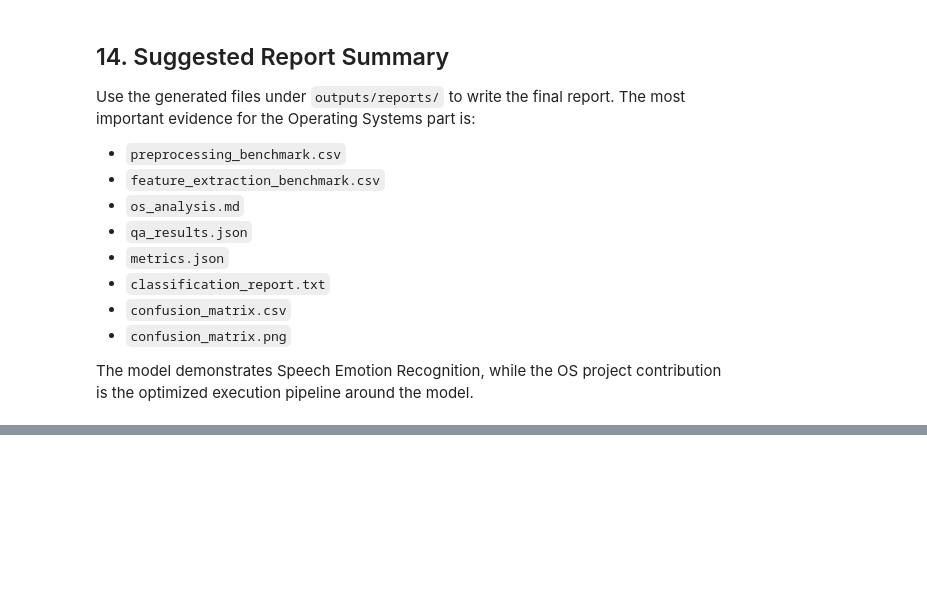
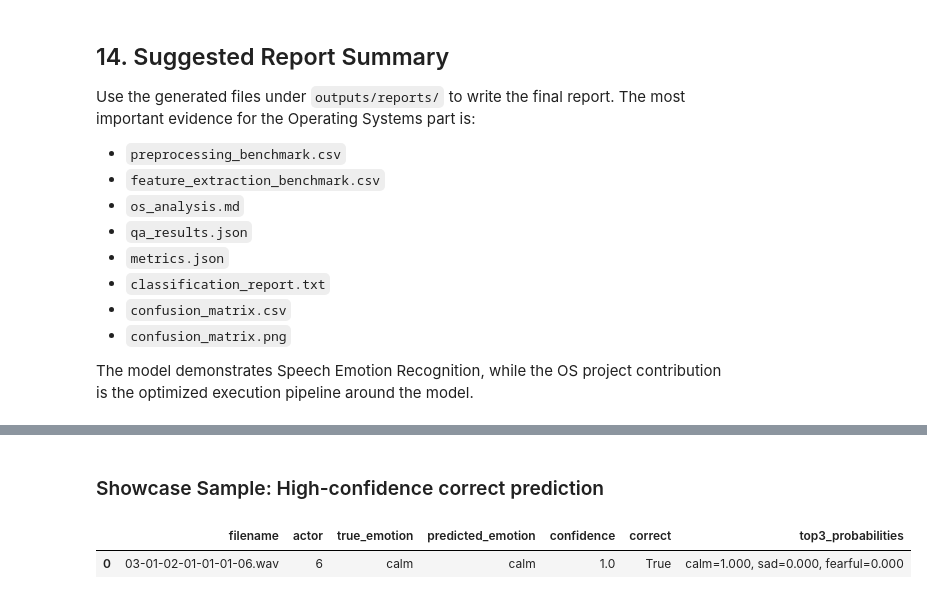
Before and after one commit to fox2dev/ser-os-ravdess-wav2vec2, a Jupyter notebook: SER_Wav2Vec2_OS_Optimized_Windows_GPU.ipynb, the cells around one changed output, grey strips where cells are left out. Saved outputs shown, nothing was run; the diff lists cells and outputs as text; code cells hidden in the pictures; blank space fills up the shorter version.

```diff
--- a/SER_Wav2Vec2_OS_Optimized_Windows_GPU.ipynb
+++ b/SER_Wav2Vec2_OS_Optimized_Windows_GPU.ipynb
@@ -1280,0 +1287,40 @@ The model demonstrates Speech Emotion Recognition, while the OS project contribu
+# %%
+from IPython.display import Audio, Markdown, display
+
+showcase_df = test_df.reset_index(drop=True).copy()
+showcase_df["true_label"] = [LABELS[i] for i in y_true]
+showcase_df["pred_label"] = [LABELS[i] for i in y_pred]
+showcase_df["pred_confidence"] = y_prob.max(axis=1)
+showcase_df["is_correct"] = showcase_df["true_label"] == showcase_df["pred_label"]
+
+correct_candidates = showcase_df[showcase_df["is_correct"]].sort_values(["pred_confidence", "filename"], ascending=[False, True])
+
+if len(correct_candidates) > 0:
+    showcase_title = "Showcase Sample: High-confidence correct prediction"
+    showcase_row = correct_candidates.iloc[0]
+else:
+    showcase_title = "Showcase Sample: Highest-confidence prediction"
+    showcase_row = showcase_df.sort_values(["pred_confidence", "filename"], ascending=[False, True]).iloc[0]
+
+row_idx = int(showcase_row.name)
+top3_idx = np.argsort(y_prob[row_idx])[::-1][:3]
+top3_summary = ", ".join([f"{LABELS[i]}={y_prob[row_idx, i]:.3f}" for i in top3_idx])
+summary = pd.DataFrame([
+    {
+        "filename": showcase_row["filename"],
+        "actor": int(showcase_row["actor"]),
+        "true_emotion": showcase_row["true_label"],
+        "predicted_emotion": showcase_row["pred_label"],
+        "confidence": round(float(showcase_row["pred_confidence"]), 4),
+        "correct": bool(showcase_row["is_correct"]),
+        "top3_probabilities": top3_summary,
+    }
+])
+
+display(Markdown(f"### {showcase_title}"))
+display(summary)
+display(Audio(np.load(showcase_row["cache_path"], allow_pickle=False), rate=SAMPLE_RATE))
+# %% [output]
+### Showcase Sample: High-confidence correct prediction
+|  | filename | actor | true_emotion | predicted_emotion | confidence | correct | top3_probabilities |
+| 0 | 03-01-02-01-01-01-06.wav | 6 | calm | calm | 1.0 | True | calm=1.000, sad=0.000, fearful=0.000 |
```
Also changed, not shown: parts of 11 cells of this notebook.
